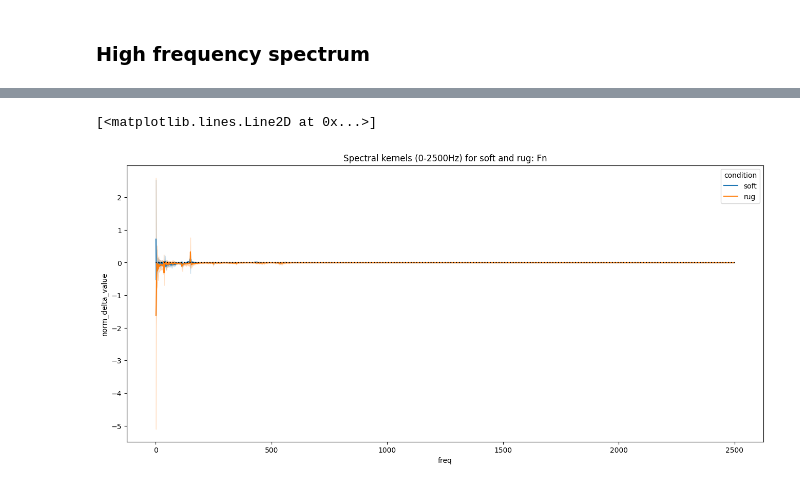
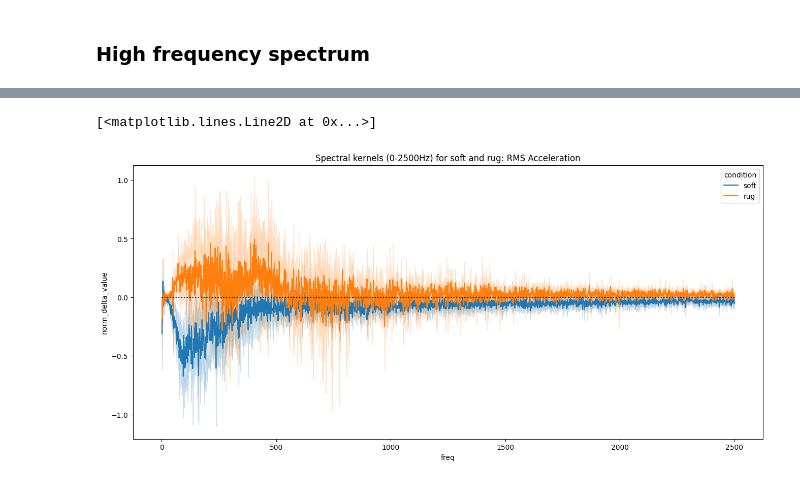
Before and after one commit to neuro-team-femto/revtact, a Jupyter notebook: analysis/analysis_beha_meca.ipynb, the cells around one changed output, grey strips where cells are left out. Drawn from its saved outputs; the diff is of its cells as text; code cells hidden in the pictures.

```diff
--- a/analysis/analysis_beha_meca.ipynb
+++ b/analysis/analysis_beha_meca.ipynb
@@ -198,0 +203,6 @@ data_ker
+# %%
+mean_data = pd.DataFrame()
+mean_columns = [col for col in data_ker.columns
+                     if col in ['Fn [N]','Ft [N]', 'COF []', 'subj','block','trial','stim_order']]
+mean_data[mean_columns] = data_ker[mean_columns]
+mean_data
@@ -572,0 +705,10 @@ fft_meca_data
+# %%
+freq_data = pd.DataFrame()
+freq_columns = [col for col in beha_meca_data.columns
+                     if col not in ['Fn [N]','Ft [N]', 'COF []']]
+freq_data[freq_columns] = beha_meca_data[freq_columns]
+# %%
+beha_freq_data_melt = pd.melt(freq_data,
+        id_vars=['subj','trial','block','stim_order','sex','age','condition','response', 'texture_id','normalised_time'],
+        value_vars=['Acceleration [m/s²]'],
+        var_name='feature')
@@ -592,11 +799,30 @@ kernels = kernels.groupby(['subj','condition','feature','freq']).norm_delta_valu
+# %%
+# compute difference between positives and negatives in each trial
+positives = fft_freq_data.loc[fft_freq_data.response == True].reset_index()
+negatives = fft_freq_data.loc[fft_freq_data.response == False].reset_index()
+#kernels = pd.merge(positives, negatives, on=['subj','condition', 'sex','age','block','trial','texture_id', 'normalised_time', 'feature'],suffixes=['+','-'])
+
+kernels = pd.merge(positives, negatives, on=['subj','condition','sex','age','block','trial','feature','freq'],suffixes=['+','-'])
+
+kernels['delta_value']=kernels['value+']-kernels['value-']
+kernels.drop(['index+', 'index-',
+              'response+','response-',
+              'stim_order+','stim_order-',
+              'value+','value-'], axis=1, inplace=True)
+kernels['square_delta_value'] = kernels['delta_value']**2
+for_norm = kernels.groupby(['subj','block','trial','feature']).agg({'square_delta_value':'mean'}).reset_index()
+kernels = pd.merge(kernels, for_norm, on=['subj','block','trial','feature'], suffixes=['','_mean'])
+kernels['norm_delta_value'] = kernels['delta_value']/np.sqrt(kernels['square_delta_value_mean'])
+kernels.drop(['delta_value','square_delta_value', 'square_delta_value_mean',], axis=1, inplace=True)
+kernels = kernels.groupby(['subj','condition','feature','freq']).norm_delta_value.mean().reset_index()
 # %%
 plt.figure(figsize=(16,7))
-sns.lineplot(data=kernels[kernels.feature=='Fn [N]'],
+sns.lineplot(data=kernels[kernels.feature=='Acceleration [m/s²]'],
               hue="condition",
              x="freq",
              y="norm_delta_value", errorbar=('ci', 95))
-plt.title("Spectral kernels (0-2500Hz) for soft and rug: Fn")
+plt.title("Spectral kernels (0-2500Hz) for soft and rug: RMS Acceleration")
 plt.plot([0,2500],[0,0],'k:')
 # %% [output]
 [<matplotlib.lines.Line2D at 0x...>]
-[figure, old version]
+[figure, new version]
```
Also changed, not shown: parts of 63 cells of this notebook, 1 other file.
